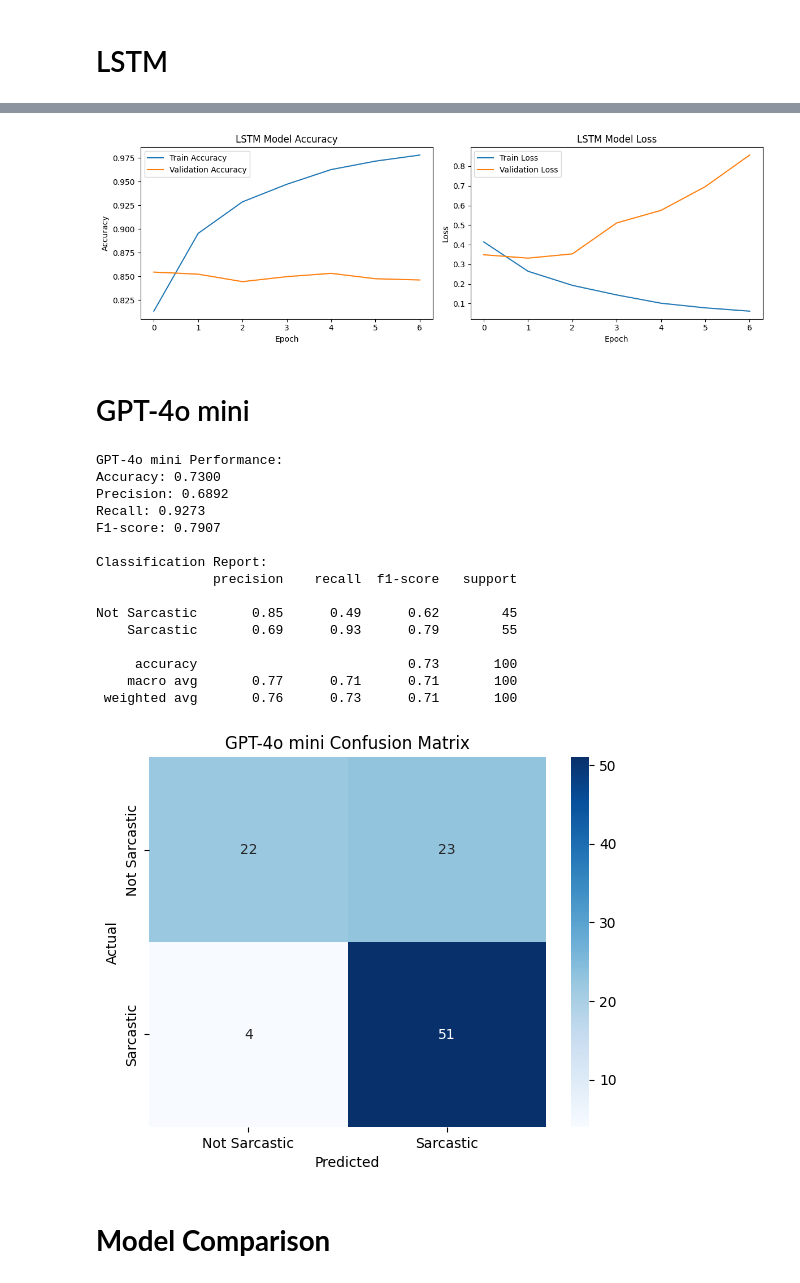
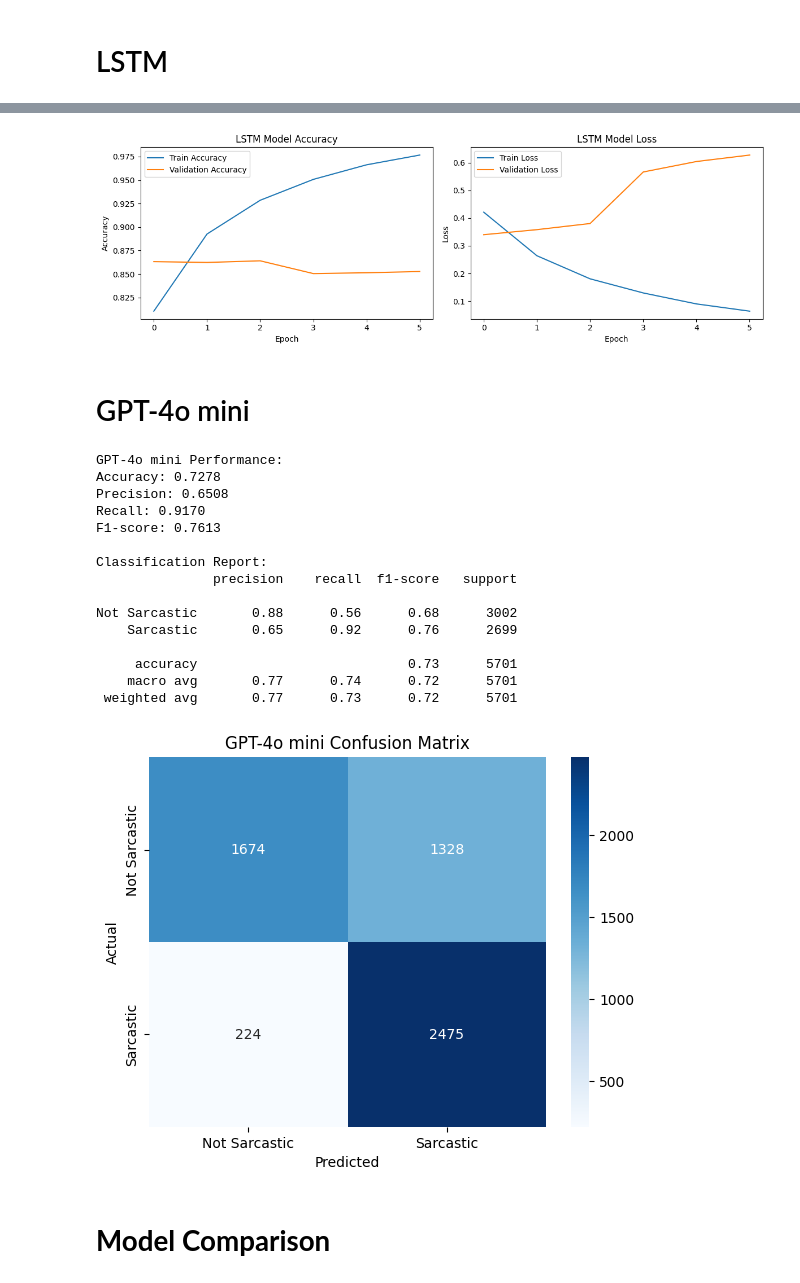
Before and after one commit to lisanvo/aai590-capstone-project, a Jupyter notebook: Technical_Draft_LV.ipynb, the cells around one changed output, grey strips where cells are left out. Cells and saved outputs as stored; diff of their text form; code cells hidden in the pictures.

```diff
--- a/Technical_Draft_LV.ipynb
+++ b/Technical_Draft_LV.ipynb
@@ -515,16 +519,24 @@ df['polarity'] = df['polarity'] / 1e6
 df['subjectivity'] = df['subjectivity'] / 1e6
 # %%
 # Split Data into Features and Labels
-X = df.drop(['is_sarcastic','headline'], axis=1)
+
+# X_1 is for the non-GPT models
+X_1 = df.drop(['is_sarcastic','headline'], axis=1)
+
+# X_2 is for GPT model
+X_2 = df.drop(['is_sarcastic'], axis=1)
+
 y = df['is_sarcastic']
-
-# Save Cleaned Data
-df.to_csv('/content/drive/MyDrive/Colab Notebooks/aai590-capstone/cleaned_sarcasm_dataset.csv', index=False)
 # %% [markdown]
 ## Split data
 # %%
 # Split data into training and testing sets (80% train, 20% test)
-X_train, X_test, y_train, y_test = train_test_split(X, y, test_size=0.20, random_state=42)
+
+# Splitting for non-GPT model
+X_train, X_test, y_train, y_test = train_test_split(X_1, y, test_size=0.20, random_state=42)
+
+# Splitting the GPT model
+X_train_gpt, X_test_gpt, y_train_gpt, y_test_gpt = train_test_split(X_2, y, test_size=0.20, random_state=42)
 
 # Save a copy of the raw train and test set
 X_train_raw = X_train.copy()
@@ -822,8 +832,7 @@ def gpt4o_mini_predict_headline(headline):
         return 0  # Default to non-sarcastic in case of error
 
 # Evaluate GPT-4o mini
-gpt4o_mini_predictions = [gpt4o_mini_predict_headline(X_test_raw['clean_headline'][i]) for i in y_test.index[:100]]  # Limit to 100 for cost
-y_test_subset = y_test.iloc[:100]
+gpt4o_mini_predictions = [gpt4o_mini_predict_headline(X_test_gpt['headline'][i]) for i in y_test.index]
 # %% [markdown]
 # **Model Performance**
 # %% [markdown]
@@ -1041,49 +1050,49 @@ plt.legend()
 plt.tight_layout()
 plt.show()
 # %% [output]
-[figure, old version]
+[figure, new version]
 # %% [markdown]
 # GPT-4o mini
 # %%
 # Calculate evaluation metrics
-accuracy_gpt4o_mini = accuracy_score(y_test_subset, gpt4o_mini_predictions)
-precision_gpt4o_mini = precision_score(y_test_subset, gpt4o_mini_predictions)
-recall_gpt4o_mini = recall_score(y_test_subset, gpt4o_mini_predictions)
-f1_gpt4o_mini = f1_score(y_test_subset, gpt4o_mini_predictions)
+accuracy_gpt4o_mini = accuracy_score(y_test, gpt4o_mini_predictions)
+precision_gpt4o_mini = precision_score(y_test, gpt4o_mini_predictions)
+recall_gpt4o_mini = recall_score(y_test, gpt4o_mini_predictions)
+f1_gpt4o_mini = f1_score(y_test, gpt4o_mini_predictions)
 
 print("GPT-4o mini Performance:")
 print(f"Accuracy: {accuracy_gpt4o_mini:.4f}")
 print(f"Precision: {precision_gpt4o_mini:.4f}")
 print(f"Recall: {recall_gpt4o_mini:.4f}")
 print(f"F1-score: {f1_gpt4o_mini:.4f}")
 
 print("\nClassification Report:")
-print(classification_report(y_test_subset, gpt4o_mini_predictions, target_names=['Not Sarcastic', 'Sarcastic']))
+print(classification_report(y_test, gpt4o_mini_predictions, target_names=['Not Sarcastic', 'Sarcastic']))
 
 # Confusion Matrix
-cm_lr = confusion_matrix(y_test_subset, gpt4o_mini_predictions)
+cm_lr = confusion_matrix(y_test, gpt4o_mini_predictions)
 sns.heatmap(cm_lr, annot=True, fmt='d', cmap='Blues', xticklabels=['Not Sarcastic', 'Sarcastic'], yticklabels=['Not Sarcastic', 'Sarcastic'])
 plt.ylabel('Actual')
 plt.xlabel('Predicted')
 plt.title('GPT-4o mini Confusion Matrix')
 plt.show()
 # %% [output]
 GPT-4o mini Performance:
-Accuracy: 0.7300
-Precision: 0.6892
-Recall: 0.9273
-F1-score: 0.7907
+Accuracy: 0.7278
+Precision: 0.6508
+Recall: 0.9170
+F1-score: 0.7613
 
 Classification Report:
                precision    recall  f1-score   support
 
-Not Sarcastic       0.85      0.49      0.62        45
-    Sarcastic       0.69      0.93      0.79        55
+Not Sarcastic       0.88      0.56      0.68      3002
+    Sarcastic       0.65      0.92      0.76      2699
 
-     accuracy                           0.73       100
-    macro avg       0.77      0.71      0.71       100
- weighted avg       0.76      0.73      0.71       100
+     accuracy                           0.73      5701
+    macro avg       0.77      0.74      0.72      5701
+ weighted avg       0.77      0.73      0.72      5701
-[figure, old version]
+[figure, new version]
 # %% [markdown]
 # **Model Comparison**
 # %%
```
Also changed, not shown: parts of 17 cells of this notebook.
